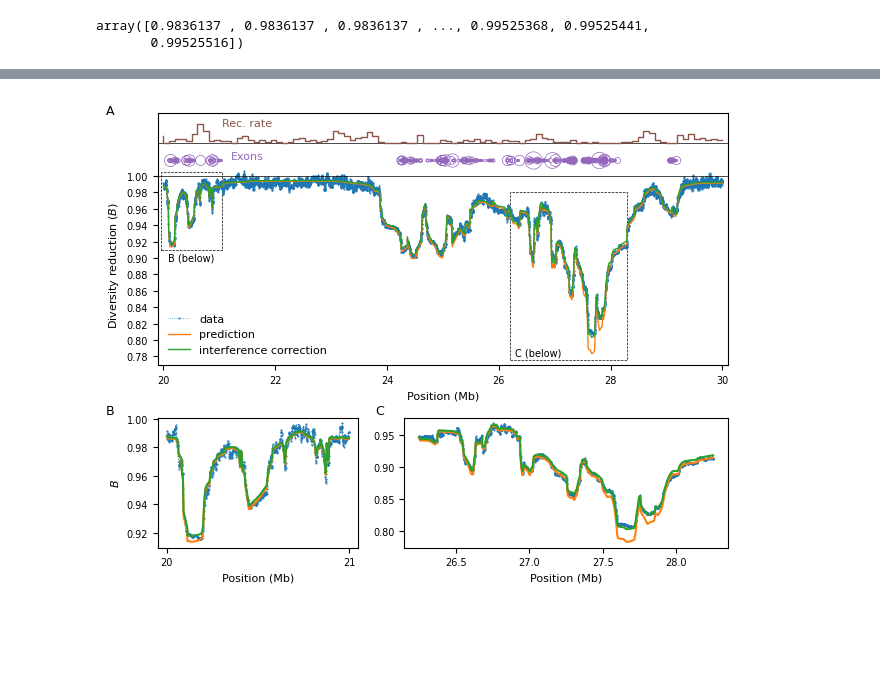
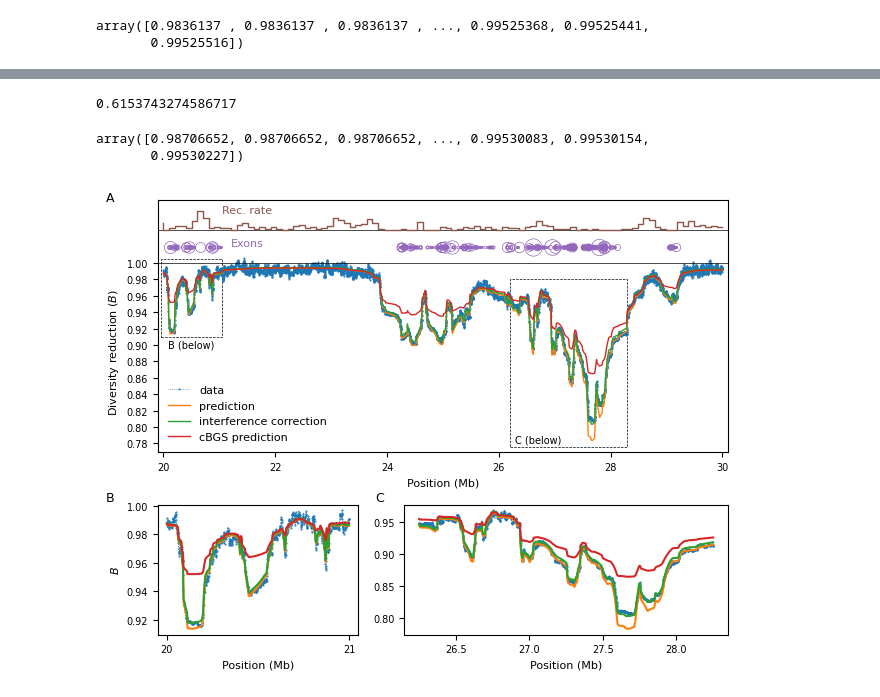
Before and after one commit to gvbarroso/momentspp, a Jupyter notebook: doc/examples/figures_paper1/figures/human-chr2-comparison.ipynb, the cells around one changed output, grey strips where cells are left out. Drawn from its saved outputs; the diff is of its cells as text; code cells hidden in the pictures; blank space fills up the shorter version.

Commit message:
improves causal inference pipeline; includes cBGS predictions in Figure 3 of 1st paper

```diff
--- a/doc/examples/figures_paper1/figures/human-chr2-comparison.ipynb
+++ b/doc/examples/figures_paper1/figures/human-chr2-comparison.ipynb
@@ -108,3 +108,22 @@ finished iteration 1 in 320.8698151111603 seconds
+# %%
+# sub-setting to cBGS-only table
+df_cBGS = df_sub[df_sub["s"] < -0.00025] # |2Nes| > 5
+ss_cBGS = np.sort(list(set(df_cBGS["s"])))
+
+u_vals, ss_cBGS, splines_cBGS = bgshr.Util.generate_cubic_splines(df_cBGS)
+# %%
+weights_cBGS = bgshr.Util.weights_gamma_dfe(ss_cBGS, shape, scale)
+print(weights_cBGS.sum())
+# %% [output]
+0.6153743274586717
+# %%
+Bs_cBGS = bgshr.Predict.Bvals(xs, ss_cBGS, splines_cBGS, L=L, rmap=rmap, elements=elements, max_r=0.5)
+# %%
+B_cBGS = bgshr.Util.integrate_with_weights(Bs_cBGS, weights_cBGS, u_fac=u_fac)
+B_cBGS
+# %% [output]
+array([0.98706652, 0.98706652, 0.98706652, ..., 0.99530083, 0.99530154,
+       0.99530227])
 # %%
 fig = plt.figure(figsize=(6.5, 5))
 colors = plt.rcParams['axes.prop_cycle'].by_key()['color']
@@ -115,6 +134,7 @@ ax3 = plt.subplot2grid((8, 5), (5, 2), colspan=3, rowspan=3)
 ax1.plot(xs[20000:30000] / 1e6, data[20000:30000], ".:", lw=0.5, ms=1, label="data")
 ax1.plot(xs[20000:30000] / 1e6, B[20000:30000], lw=1, label="prediction")
 ax1.plot(xs[20000:30000] / 1e6, B2[20000:30000], lw=1, label="interference correction")
+ax1.plot(xs[20000:30000] / 1e6, B_cBGS[20000:30000], lw=1, label="cBGS prediction")
 xlim = ax1.get_xlim()
 ax1.hlines([1, 1.04], xlim[0], xlim[-1], "black", lw=0.5) #, "gray", lw=1, linestyles=":")
 
@@ -147,32 +167,35 @@ rect = matplotlib.patches.Rectangle((19.95, 0.91), 1.1, 0.095, linestyle="--", e
 ax1.add_patch(rect)
 ax1.text(20.5, 0.9, "B (below)", va="center", ha="center", fontsize=7)
 
 rect2 = matplotlib.patches.Rectangle((26.2, 0.775), 2.1, 0.205, linestyle="--", edgecolor="k", lw=0.5, facecolor="none")
 ax1.add_patch(rect2)
 ax1.text(26.7, 0.785, "C (below)", va="center", ha="center", fontsize=7)
 
 ax1.text(21.5, 1.065, "Rec. rate", va="center", ha="center", color=colors[5], fontsize=8)
 ax1.text(21.5, 1.025, "Exons", va="center", ha="center", color=colors[4], fontsize=8)
 
 ax2.plot(xs[20000:21000] / 1e6, data[20000:21000], ".:", lw=0.75, ms=1, label="data")
 ax2.plot(xs[20000:21000] / 1e6, B[20000:21000], lw=1.5, label="prediction")
 ax2.plot(xs[20000:21000] / 1e6, B2[20000:21000], lw=1.5, label="prediction")
+ax2.plot(xs[20000:21000] / 1e6, B_cBGS[20000:21000], lw=1.5, label="prediction")
+
 ax3.plot(xs[26250:28250] / 1e6, data[26250:28250], ".:", lw=0.75, ms=1, label="data")
 ax3.plot(xs[26250:28250] / 1e6, B[26250:28250], lw=1.5, label="prediction")
 ax3.plot(xs[26250:28250] / 1e6, B2[26250:28250], lw=1.5, label="prediction")
+ax3.plot(xs[26250:28250] / 1e6, B_cBGS[26250:28250], lw=1.5, label="prediction")
 
 ax2.set_xlabel("Position (Mb)")
 ax3.set_xlabel("Position (Mb)")
 ax2.set_ylabel("$B$")
 
 ax2.set_xticks([20, 21])
 ax3.set_xticks([26.5, 27, 27.5, 28])
 
 fig.text(0.025, 0.975, "A", va="center", ha="center", fontsize=9)
 fig.text(0.025, 0.375, "B", va="center", ha="center", fontsize=9)
 fig.text(0.440, 0.375, "C", va="center", ha="center", fontsize=9)
 
 fig.tight_layout()
-plt.savefig("../figures/chr2_10Mb.png")
+plt.savefig("../figures/chr2_10Mb.pdf")
 # %% [output]
-[figure, old version]
+[figure, new version]
```
Also changed, not shown: parts of 2 cells of this notebook, 2 other files.
